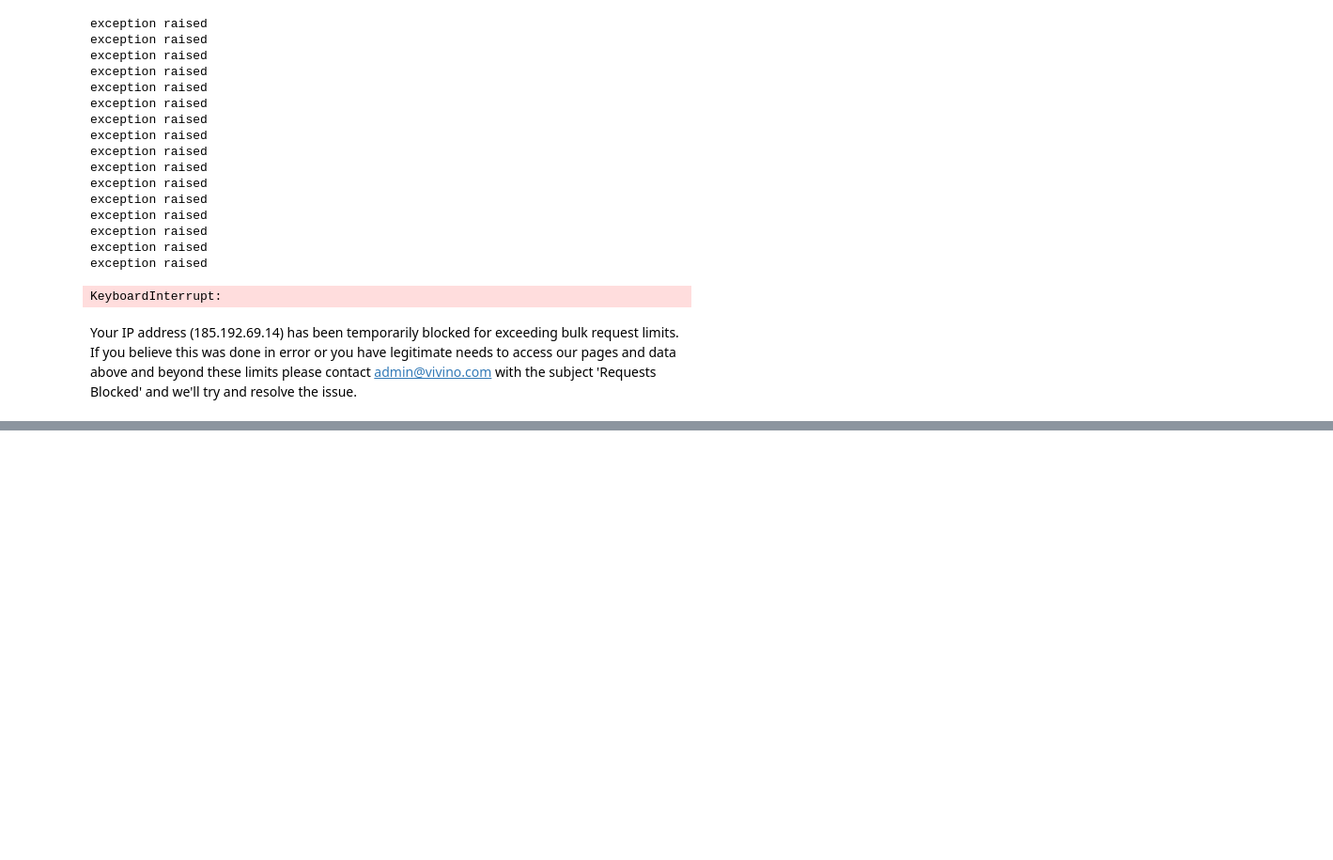
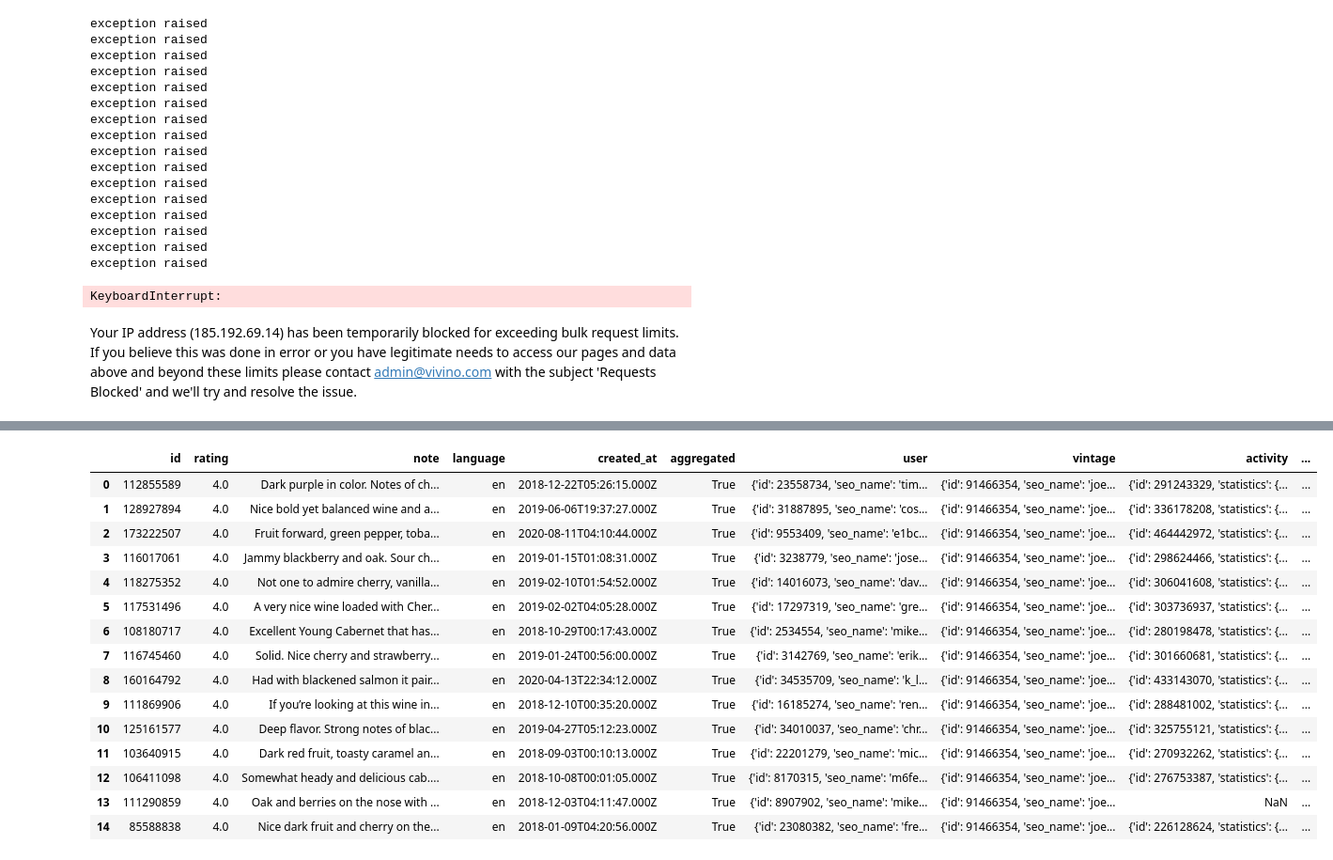
Before and after one commit to sveta-egorova/wine, a Jupyter notebook: ProjectM.ipynb, the cells around one changed output, grey strips where cells are left out. Shown at 94% size. Drawn from its saved outputs; the diff is of its cells as text; code cells hidden in the pictures; blank space fills up the shorter version.

```diff
--- a/ProjectM.ipynb
+++ b/ProjectM.ipynb
@@ -809,0 +907,28 @@ list_with_scroll
+# %%
+test_reviews_page = "https://www.vivino.com/api/wines/83496/reviews?year=2016&per_page=15"
+# %%
+response = requests.get(test_reviews_page, headers=headers_api)
+reviews_test_result = response.content
+# %%
+json_obj = json.loads(reviews_test_result)
+# %%
+reviews_test_df = pd.DataFrame(json_obj['reviews'])
+# %%
+reviews_test_df
+# %% [output]
+|  | id | rating | note | language | created_at | aggregated | user | vintage | activity | ... |
+| 0 | 112855589 | 4.0 | Dark purple in color. Notes of ch... | en | 2018-12-22T05:26:15.000Z | True | {'id': 23558734, 'seo_name': 'tim... | {'id': 91466354, 'seo_name': 'joe... | {'id': 291243329, 'statistics': {... | ... |
+| 1 | 128927894 | 4.0 | Nice bold yet balanced wine and a... | en | 2019-06-06T19:37:27.000Z | True | {'id': 31887895, 'seo_name': 'cos... | {'id': 91466354, 'seo_name': 'joe... | {'id': 336178208, 'statistics': {... | ... |
+| 2 | 173222507 | 4.0 | Fruit forward, green pepper, toba... | en | 2020-08-11T04:10:44.000Z | True | {'id': 9553409, 'seo_name': 'e1bc... | {'id': 91466354, 'seo_name': 'joe... | {'id': 464442972, 'statistics': {... | ... |
+| 3 | 116017061 | 4.0 | Jammy blackberry and oak. Sour ch... | en | 2019-01-15T01:08:31.000Z | True | {'id': 3238779, 'seo_name': 'jose... | {'id': 91466354, 'seo_name': 'joe... | {'id': 298624466, 'statistics': {... | ... |
+| 4 | 118275352 | 4.0 | Not one to admire cherry, vanilla... | en | 2019-02-10T01:54:52.000Z | True | {'id': 14016073, 'seo_name': 'dav... | {'id': 91466354, 'seo_name': 'joe... | {'id': 306041608, 'statistics': {... | ... |
+| 5 | 117531496 | 4.0 | A very nice wine loaded with Cher... | en | 2019-02-02T04:05:28.000Z | True | {'id': 17297319, 'seo_name': 'gre... | {'id': 91466354, 'seo_name': 'joe... | {'id': 303736937, 'statistics': {... | ... |
+| 6 | 108180717 | 4.0 | Excellent Young Cabernet that has... | en | 2018-10-29T00:17:43.000Z | True | {'id': 2534554, 'seo_name': 'mike... | {'id': 91466354, 'seo_name': 'joe... | {'id': 280198478, 'statistics': {... | ... |
+| 7 | 116745460 | 4.0 | Solid. Nice cherry and strawberry... | en | 2019-01-24T00:56:00.000Z | True | {'id': 3142769, 'seo_name': 'erik... | {'id': 91466354, 'seo_name': 'joe... | {'id': 301660681, 'statistics': {... | ... |
+| 8 | 160164792 | 4.0 | Had with blackened salmon it pair... | en | 2020-04-13T22:34:12.000Z | True | {'id': 34535709, 'seo_name': 'k_l... | {'id': 91466354, 'seo_name': 'joe... | {'id': 433143070, 'statistics': {... | ... |
+| 9 | 111869906 | 4.0 | If you’re looking at this wine in... | en | 2018-12-10T00:35:20.000Z | True | {'id': 16185274, 'seo_name': 'ren... | {'id': 91466354, 'seo_name': 'joe... | {'id': 288481002, 'statistics': {... | ... |
+| 10 | 125161577 | 4.0 | Deep flavor. Strong notes of blac... | en | 2019-04-27T05:12:23.000Z | True | {'id': 34010037, 'seo_name': 'chr... | {'id': 91466354, 'seo_name': 'joe... | {'id': 325755121, 'statistics': {... | ... |
+| 11 | 103640915 | 4.0 | Dark red fruit, toasty caramel an... | en | 2018-09-03T00:10:13.000Z | True | {'id': 22201279, 'seo_name': 'mic... | {'id': 91466354, 'seo_name': 'joe... | {'id': 270932262, 'statistics': {... | ... |
+| 12 | 106411098 | 4.0 | Somewhat heady and delicious cab.... | en | 2018-10-08T00:01:05.000Z | True | {'id': 8170315, 'seo_name': 'm6fe... | {'id': 91466354, 'seo_name': 'joe... | {'id': 276753387, 'statistics': {... | ... |
+| 13 | 111290859 | 4.0 | Oak and berries on the nose with ... | en | 2018-12-03T04:11:47.000Z | True | {'id': 8907902, 'seo_name': 'mike... | {'id': 91466354, 'seo_name': 'joe... | NaN | ... |
+| 14 | 85588838 | 4.0 | Nice dark fruit and cherry on the... | en | 2018-01-09T04:20:56.000Z | True | {'id': 23080382, 'seo_name': 'fre... | {'id': 91466354, 'seo_name': 'joe... | {'id': 226128624, 'statistics': {... | ... |
```
Also changed, not shown: parts of 23 cells of this notebook.
